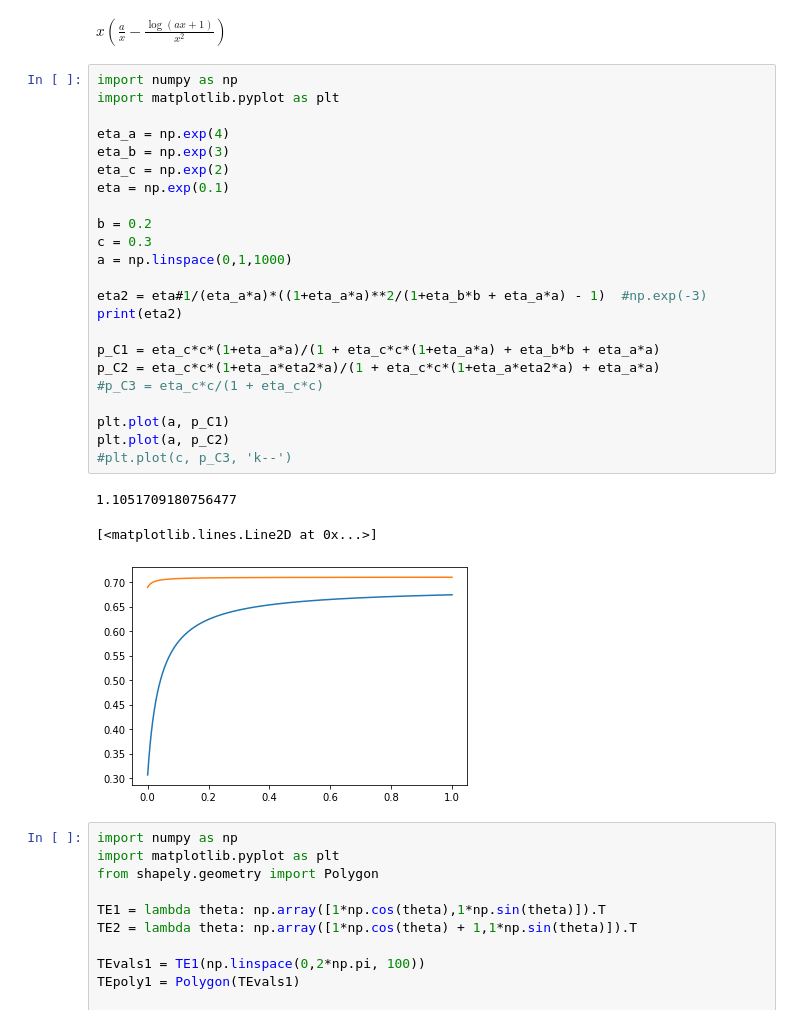
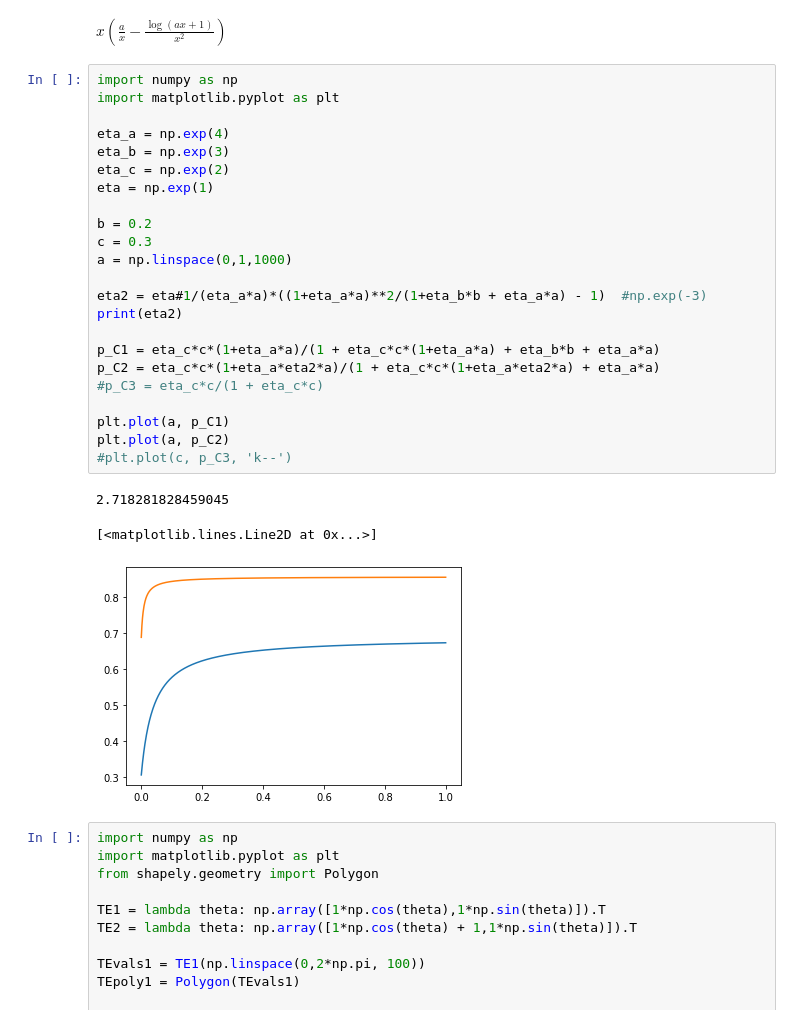
Before and after one commit to SchardtS/Cell-Differentiation, a Jupyter notebook: Testing Ground.ipynb, the cells around one changed output. Drawn from its saved outputs; the diff is of its cells as text.

```diff
--- a/Testing Ground.ipynb
+++ b/Testing Ground.ipynb
@@ -57,30 +57,30 @@ $\displaystyle x \left(\frac{a}{x} - \frac{\log{\left(a x + 1 \right)}}{x^{2}}\r
 # %%
 import numpy as np
 import matplotlib.pyplot as plt
 
 eta_a = np.exp(4)
 eta_b = np.exp(3)
 eta_c = np.exp(2)
-eta = np.exp(0.1)
+eta = np.exp(1)
 
 b = 0.2
 c = 0.3
 a = np.linspace(0,1,1000)
 
 eta2 = eta#1/(eta_a*a)*((1+eta_a*a)**2/(1+eta_b*b + eta_a*a) - 1)  #np.exp(-3)
 print(eta2)
 
 p_C1 = eta_c*c*(1+eta_a*a)/(1 + eta_c*c*(1+eta_a*a) + eta_b*b + eta_a*a)
 p_C2 = eta_c*c*(1+eta_a*eta2*a)/(1 + eta_c*c*(1+eta_a*eta2*a) + eta_a*a)
 #p_C3 = eta_c*c/(1 + eta_c*c)
 
 plt.plot(a, p_C1)
 plt.plot(a, p_C2)
 #plt.plot(c, p_C3, 'k--')
 # %% [output]
-1.1051709180756477
+2.718281828459045
 [<matplotlib.lines.Line2D at 0x...>]
-[figure, old version]
+[figure, new version]
 # %%
 import numpy as np
 import matplotlib.pyplot as plt
```
Also changed, not shown: parts of 4 cells of this notebook, 46 other files.
